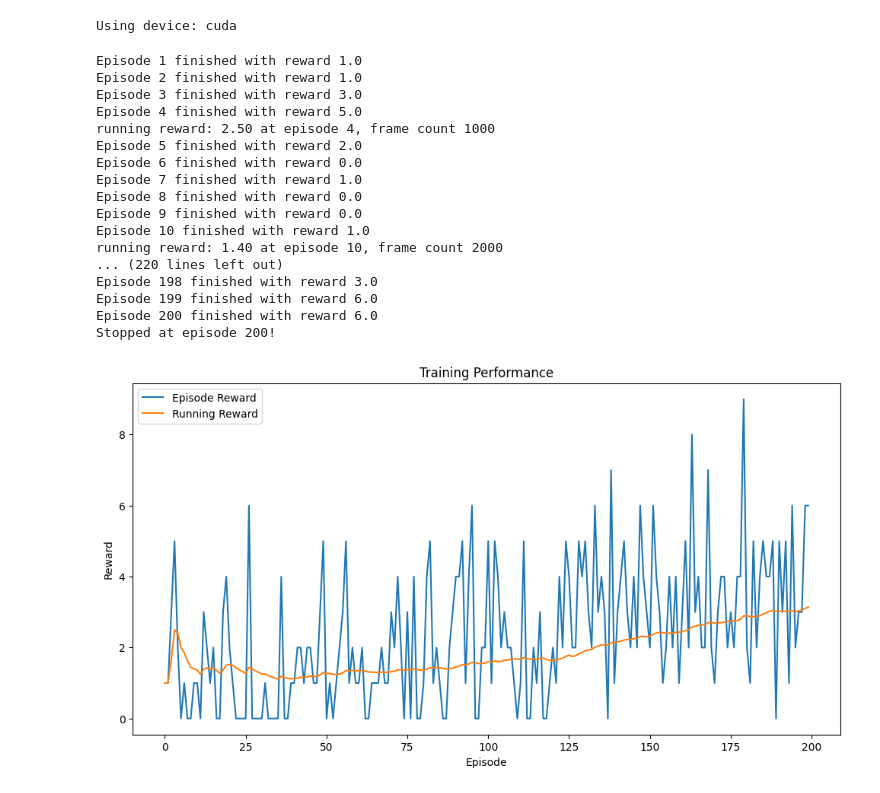
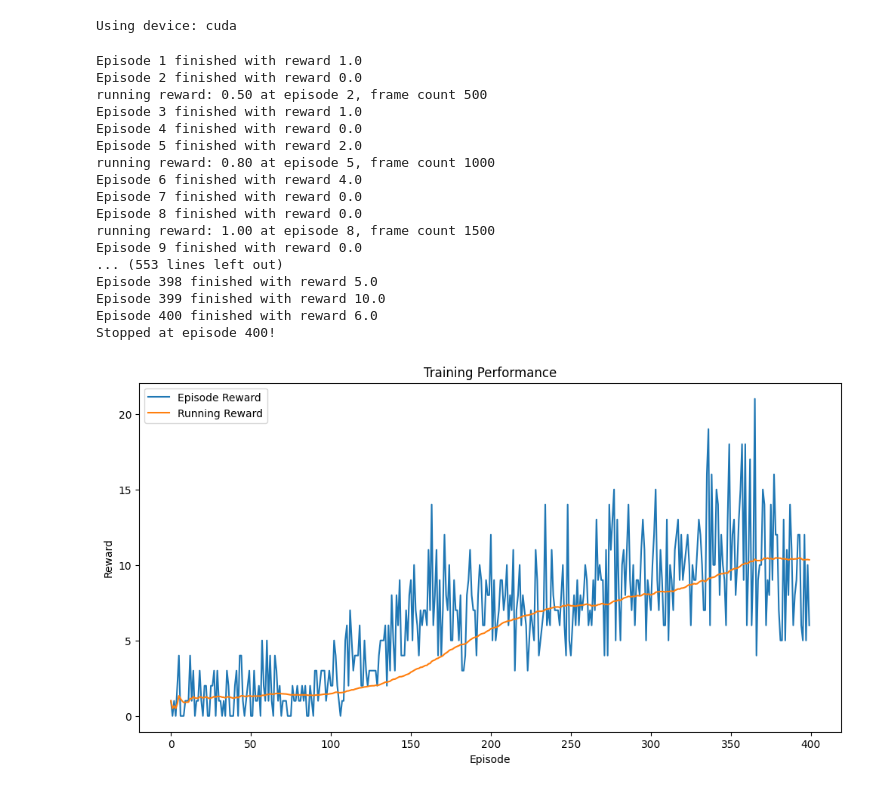
Before and after one commit to Whomstt/Atari-Breakout-DQN, a Jupyter notebook: steven2.ipynb, the cells around one changed output. Saved outputs shown, nothing was run; the diff lists cells and outputs as text; code cells hidden in the pictures.

```diff
--- a/steven2.ipynb
+++ b/steven2.ipynb
@@ -34,19 +36,19 @@ import matplotlib.pyplot as plt
 # %%
 # Configure our parameters
 seed = 42
-gamma = 0.9
-learning_rate = 0.0015
+gamma = 0.99
+learning_rate = 0.0003
 epsilon_start = 1
-epsilon_end = 0.05
+epsilon_end = 0.1
 epsilon_decay = 0.999
-min_epsilon = 0.2
-batch_size = 256
+min_epsilon = 0.3
+batch_size = 64
 max_steps_per_episode = 1000
-max_episodes = 200
-replay_buffer_size = 500000
-target_update_frequency = 1000
-start_training_after = 5000
-update_after_actions = 5
+max_episodes = 400
+replay_buffer_size = 100000
+target_update_frequency = 500
+start_training_after = 10000
+update_after_actions = 4
 video_folder = "recorded_episodes"
 epsilon = epsilon_start
 # %%
@@ -254,50 +256,47 @@ try:
 
         episode_count += 1
 
-        # learning_rate = learning_rate * (0.99 ** (episode_count // 50))
-        # learning_rate = 0.005 / (episode_count /2)
+        if episode_count > 100:
+            target_update_frequency = 1000
+            min_epsilon = 0.1
 
-        if episode_count > 100:
-            target_update_frequency = 2000
-            min_epsilon = 0.05
-            learning_rate = 0.0001
 
 
         print(f"Episode {episode_count} finished with reward {episode_reward}")
 
         # Collect rewards for plotting
         episode_rewards.append(episode_reward)
         running_rewards.append(running_reward)
 
         # Termination conditions
         if running_reward > 40:
             print(f"Solved at episode {episode_count}!")
             break
 
         if max_episodes > 0 and episode_count >= max_episodes:
             print(f"Stopped at episode {episode_count}!")
             break
 finally:
     env.close()
 
 # Plot the training performance
 plot_training_performance(episode_rewards, running_rewards)
 # %% [output]
 Episode 1 finished with reward 1.0
-Episode 2 finished with reward 1.0
-Episode 3 finished with reward 3.0
-Episode 4 finished with reward 5.0
-running reward: 2.50 at episode 4, frame count 1000
+Episode 2 finished with reward 0.0
+running reward: 0.50 at episode 2, frame count 500
+Episode 3 finished with reward 1.0
+Episode 4 finished with reward 0.0
 Episode 5 finished with reward 2.0
-Episode 6 finished with reward 0.0
-Episode 7 finished with reward 1.0
+running reward: 0.80 at episode 5, frame count 1000
+Episode 6 finished with reward 4.0
+Episode 7 finished with reward 0.0
 Episode 8 finished with reward 0.0
+running reward: 1.00 at episode 8, frame count 1500
 Episode 9 finished with reward 0.0
-Episode 10 finished with reward 1.0
-running reward: 1.40 at episode 10, frame count 2000
-... (220 lines left out)
-Episode 198 finished with reward 3.0
-Episode 199 finished with reward 6.0
-Episode 200 finished with reward 6.0
-Stopped at episode 200!
+... (553 lines left out)
+Episode 398 finished with reward 5.0
+Episode 399 finished with reward 10.0
+Episode 400 finished with reward 6.0
+Stopped at episode 400!
-[figure, old version]
+[figure, new version]
```
Also changed, not shown: parts of 1 cell of this notebook.
